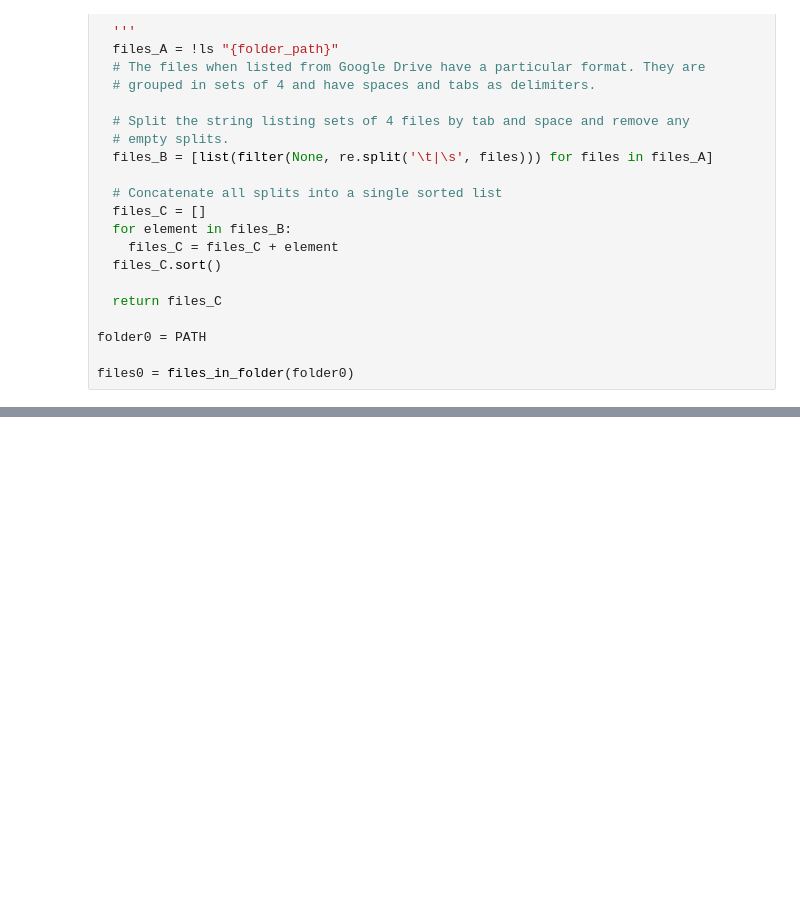
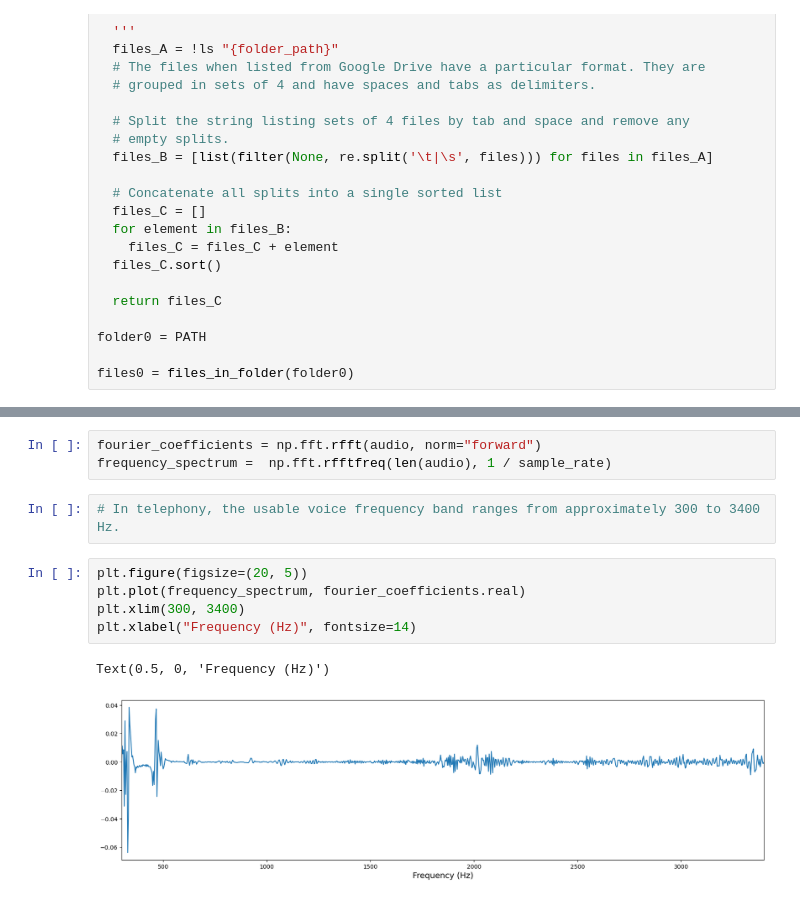
Before and after one commit to matthewhasman/ML-on-Microcontrollers, a Jupyter notebook: DataPreprocessing.ipynb, the cells around one changed output, grey strips where cells are left out. Drawn from its saved outputs; the diff is of its cells as text; blank space fills up the shorter version.

```diff
--- a/DataPreprocessing.ipynb
+++ b/DataPreprocessing.ipynb
@@ -123,0 +132,13 @@ Audio(audio, rate=sample_rate)
+# %%
+fourier_coefficients = np.fft.rfft(audio, norm="forward")
+frequency_spectrum =  np.fft.rfftfreq(len(audio), 1 / sample_rate)
+# %%
+# In telephony, the usable voice frequency band ranges from approximately 300 to 3400 Hz.
+# %%
+plt.figure(figsize=(20, 5))
+plt.plot(frequency_spectrum, fourier_coefficients.real)
+plt.xlim(300, 3400)
+plt.xlabel("Frequency (Hz)", fontsize=14)
+# %% [output]
+Text(0.5, 0, 'Frequency (Hz)')
+[figure, added]
```
Also changed, not shown: parts of 2 cells of this notebook.
